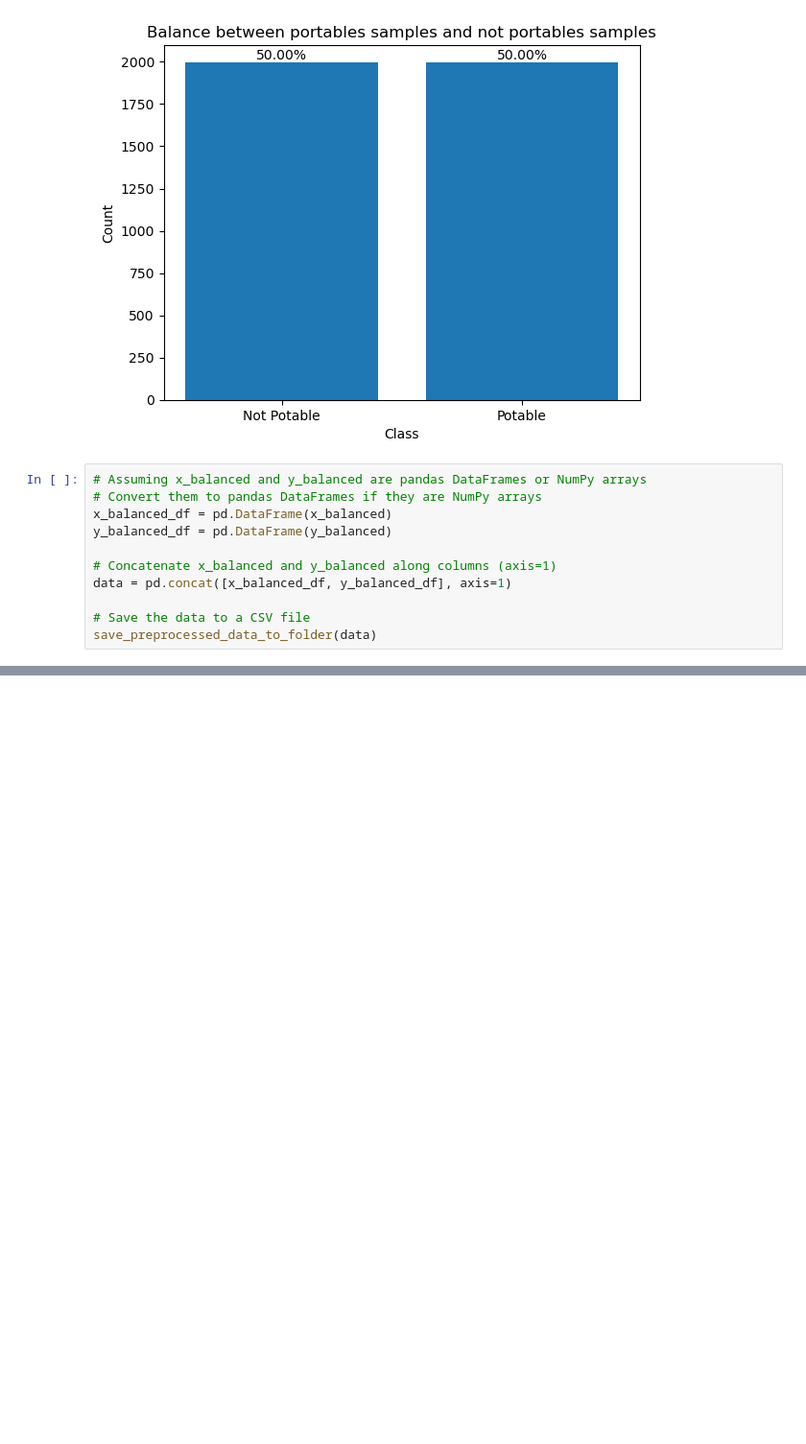
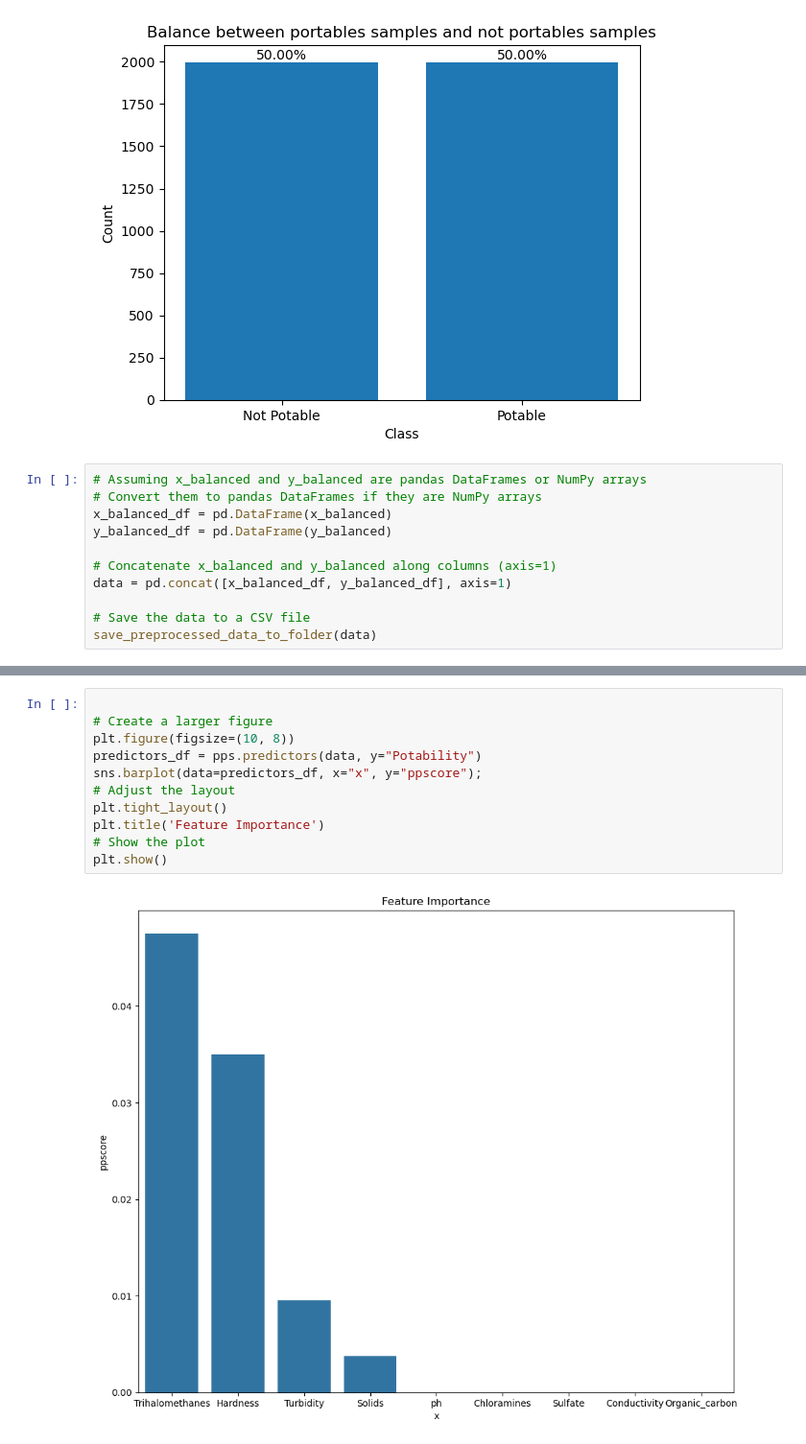
Before and after one commit to Yuval-Yarom/Predicting-Drinking-Water-Potability, a Jupyter notebook: EDA/EDA _Basic.ipynb, the cells around one changed output, grey strips where cells are left out. Shown at 96% size. Cells and saved outputs as stored; diff of their text form; blank space fills up the shorter version.

```diff
--- a/EDA/EDA _Basic.ipynb
+++ b/EDA/EDA _Basic.ipynb
@@ -182,0 +234,13 @@ save_preprocessed_data_to_folder(data)
+# %%
+
+# Create a larger figure
+plt.figure(figsize=(10, 8))
+predictors_df = pps.predictors(data, y="Potability")
+sns.barplot(data=predictors_df, x="x", y="ppscore");
+# Adjust the layout
+plt.tight_layout()
+plt.title('Feature Importance')
+# Show the plot
+plt.show()
+# %% [output]
+[figure, added]
```
Also changed, not shown: parts of 5 cells of this notebook, 1 other file.
